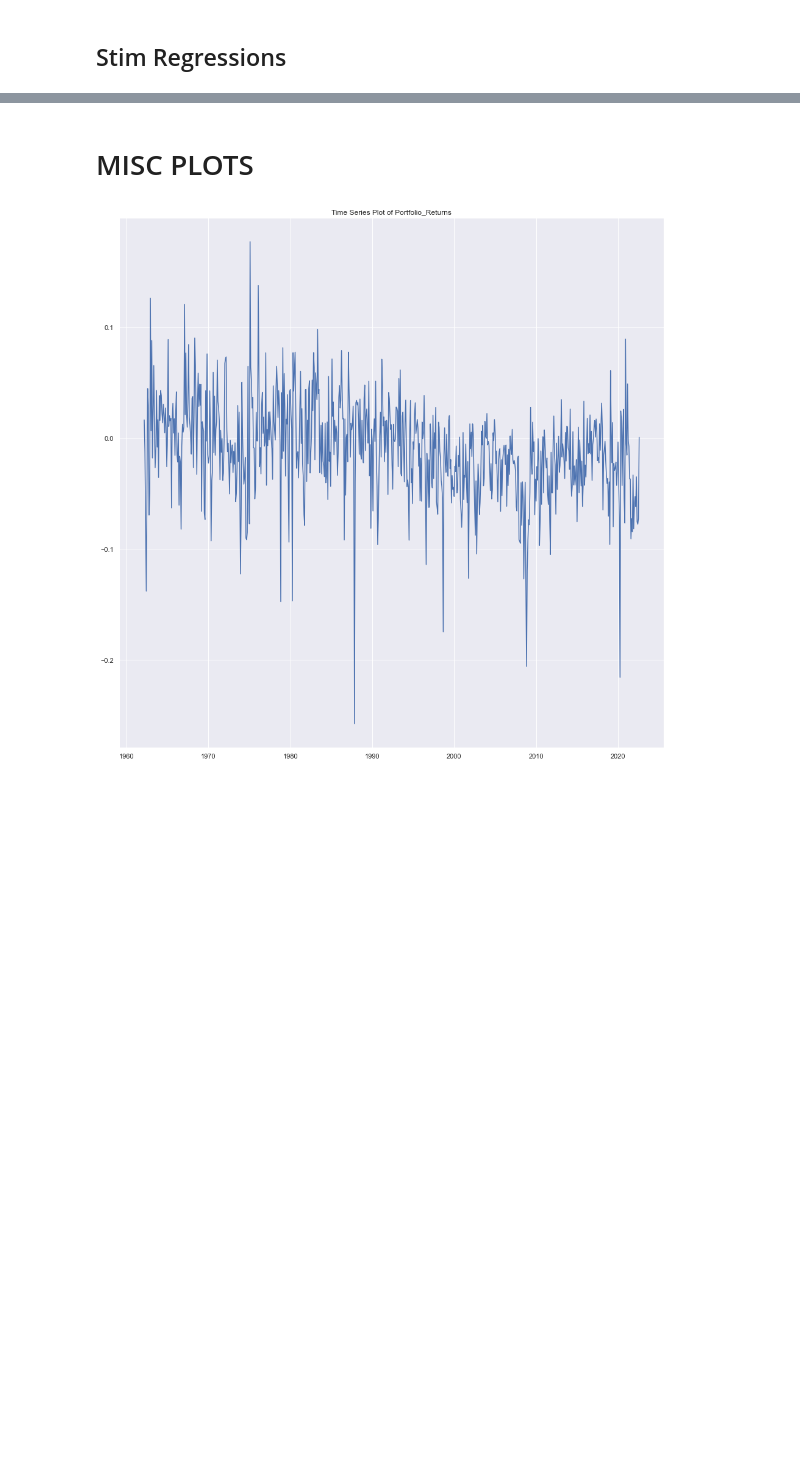
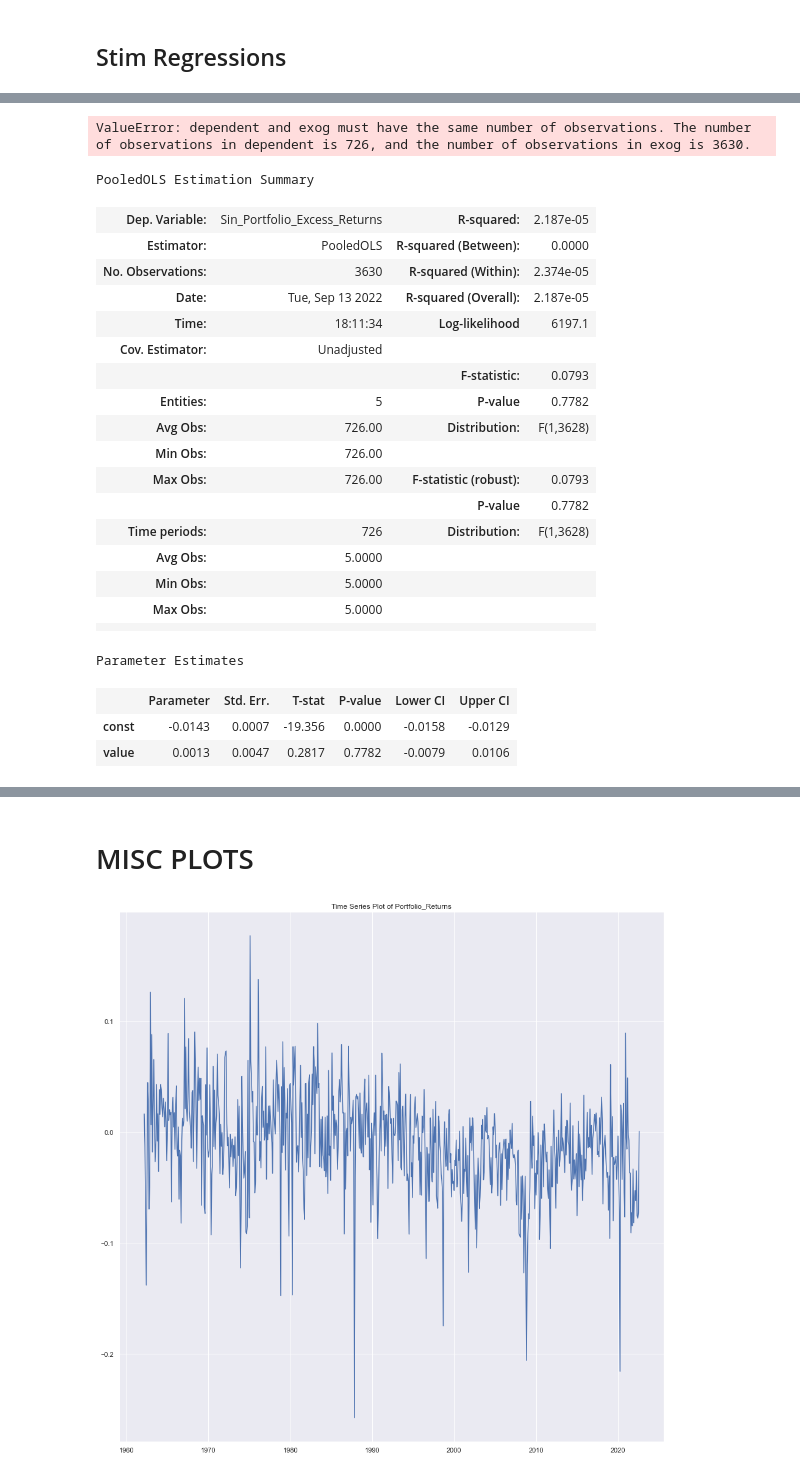
Before and after one commit to statistactics/sin-stocks, a Jupyter notebook: PORTFOLIO_AND_REGRESSIONS.ipynb, the cells around one changed output, grey strips where cells are left out. Cells and saved outputs as stored; diff of their text form; code cells hidden in the pictures; blank space fills up the shorter version.

```diff
--- a/PORTFOLIO_AND_REGRESSIONS.ipynb
+++ b/PORTFOLIO_AND_REGRESSIONS.ipynb
@@ -597,0 +632,3 @@ Notes:
+# %%
+sin_model_df3_form3 = sin_model_df2.reset_index().drop(["Portfolio_Returns", "rf"], axis = 1).melt(id_vars= ("index", "Sin_Portfolio_Excess_Returns"), var_name = "FAMA").set_index(["FAMA", "index"])
+sin_model_df3_form3
@@ -597,0 +688,49 @@ Notes:
+# %%
+from linearmodels import PooledOLS
+import statsmodels.api as sm
+
+vars = ["ExRm", "SMB", "HML", "MOM"]
+exog = sm.tools.tools.add_constant(sin_model_df2[vars])
+y = sin_model_df2[["Sin_Portfolio_Excess_Returns"]]
+
+mod = PooledOLS(y, exog)
+res = mod.fit()
+
+res
+# %% [output]
+ValueError: dependent and exog must have the same number of observations. The number of observations in dependent is 726, and the number of observations in exog is 3630.
+# %%
+from linearmodels import PooledOLS
+import statsmodels.api as sm
+
+
+X = sm.tools.tools.add_constant(sin_model_df3_form3["value"])
+y = sin_model_df3_form3[["Sin_Portfolio_Excess_Returns"]]
+
+mod = PooledOLS(y, X)
+res = mod.fit()
+
+res
+# %% [output]
+PooledOLS Estimation Summary
+| Dep. Variable: | Sin_Portfolio_Excess_Returns | R-squared: | 2.187e-05 |
+| Estimator: | PooledOLS | R-squared (Between): | 0.0000 |
+| No. Observations: | 3630 | R-squared (Within): | 2.374e-05 |
+| Date: | Tue, Sep 13 2022 | R-squared (Overall): | 2.187e-05 |
+| Time: | 18:11:34 | Log-likelihood | 6197.1 |
+| Cov. Estimator: | Unadjusted |  |  |
+|  |  | F-statistic: | 0.0793 |
+| Entities: | 5 | P-value | 0.7782 |
+| Avg Obs: | 726.00 | Distribution: | F(1,3628) |
+| Min Obs: | 726.00 |  |  |
+| Max Obs: | 726.00 | F-statistic (robust): | 0.0793 |
+|  |  | P-value | 0.7782 |
+| Time periods: | 726 | Distribution: | F(1,3628) |
+| Avg Obs: | 5.0000 |  |  |
+| Min Obs: | 5.0000 |  |  |
+| Max Obs: | 5.0000 |  |  |
+|  |  |  |  |
+Parameter Estimates
+|  | Parameter | Std. Err. | T-stat | P-value | Lower CI | Upper CI |
+| const | -0.0143 | 0.0007 | -19.356 | 0.0000 | -0.0158 | -0.0129 |
+| value | 0.0013 | 0.0047 | 0.2817 | 0.7782 | -0.0079 | 0.0106 |
```
Also changed, not shown: parts of 17 cells of this notebook, 3 other files.
